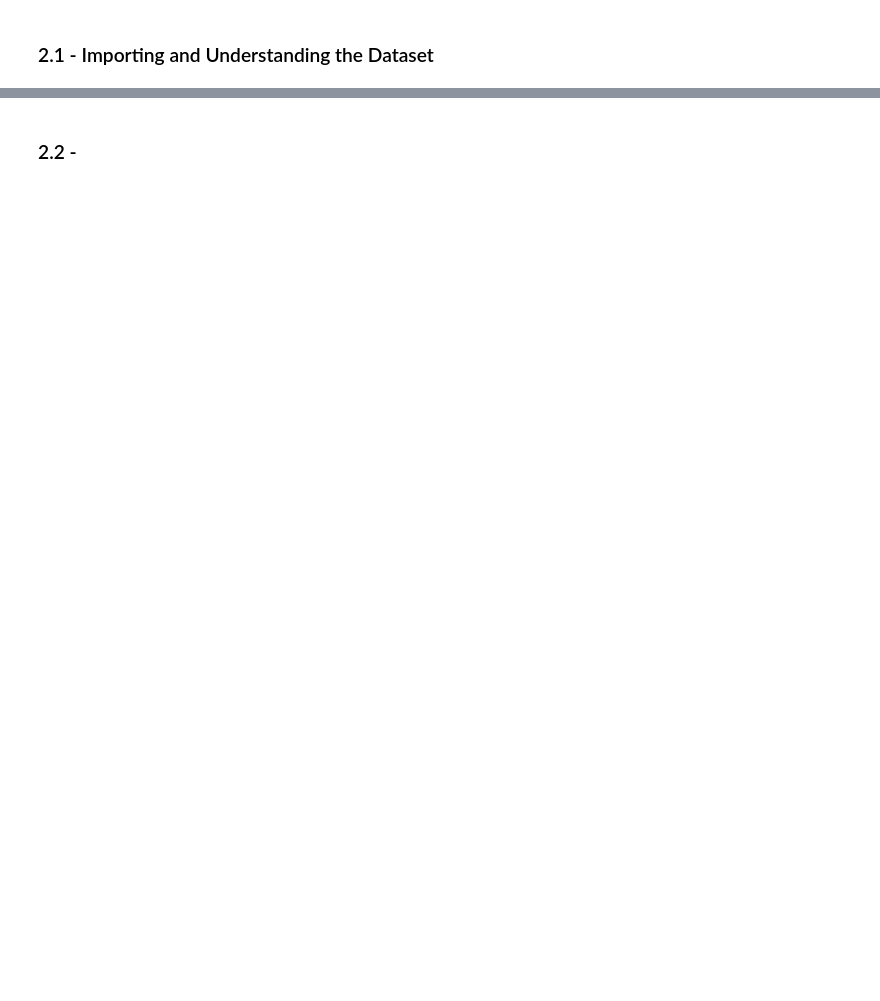
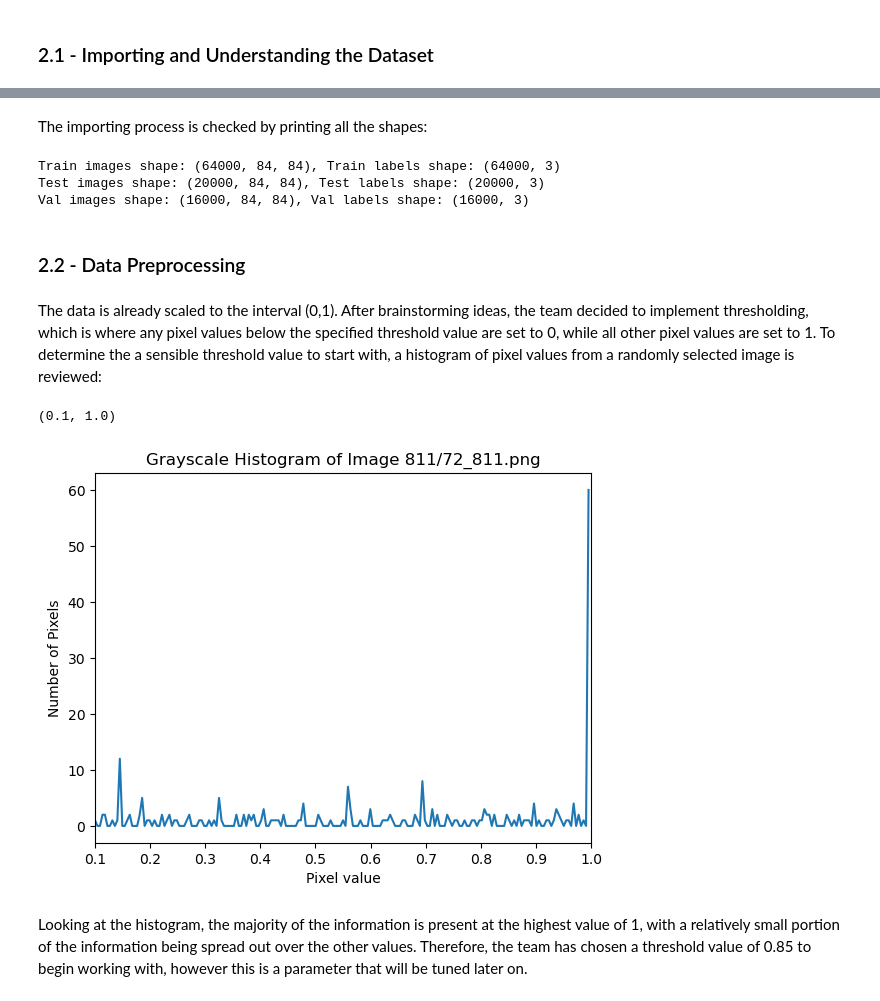
Before and after one commit to engmohamedsalah/AIMaster-MachineLearningDeepLearning, a Jupyter notebook: Submission_Notebook.ipynb, the cells around one changed output, grey strips where cells are left out. Cells and saved outputs as stored; diff of their text form; code cells hidden in the pictures; blank space fills up the shorter version.

```diff
--- a/Submission_Notebook.ipynb
+++ b/Submission_Notebook.ipynb
@@ -400,2 +464,31 @@ After using k-fold cross-validation to evaluate perfomance on the test data, the
+# %% [markdown]
+The importing process is checked by printing all the shapes:
+# %%
+print(f"Train images shape: {X_train.shape}, Train labels shape: {y_train.shape}")
+print(f"Test images shape: {X_test.shape}, Test labels shape: {y_test.shape}")
+print(f"Val images shape: {X_val.shape}, Val labels shape: {y_val.shape}")
+# %% [output]
+Train images shape: (64000, 84, 84), Train labels shape: (64000, 3)
+Test images shape: (20000, 84, 84), Test labels shape: (20000, 3)
+Val images shape: (16000, 84, 84), Val labels shape: (16000, 3)
 # %% [markdown]
-### 2.2 -
+### 2.2 - Data Preprocessing
+# %% [markdown]
+The data is already scaled to the interval (0,1). After brainstorming ideas, the team decided to implement thresholding, which is where any pixel values below the specified threshold value are set to 0, while all other pixel values are set to 1. To determine the a sensible threshold value to start with, a histogram of pixel values from a randomly selected image is reviewed:
+# %%
+path, folder, file = generate_random_image('train')  # randomly selecting file from training data.
+sample_img = mpimg.imread(path)  # importing the image data.
+histogram, bin_edges = np.histogram(sample_img, bins=200, range=(0.1, 1.0))  # generating histogram of pixel values.
+
+# PLOTTING HISTOGRAM
+fig, ax = plt.subplots()
+ax.plot(bin_edges[0:-1], histogram)
+ax.set_title(f"Grayscale Histogram of Image {folder}/{file}")
+ax.set_xlabel("Pixel value")
+ax.set_ylabel("Number of Pixels")
+ax.set_xlim(0.1, 1.0)  # 0.1 is used as lower limit because there are thousands of 0 pixels that flood the graph.
+# %% [output]
+(0.1, 1.0)
+[figure, added]
+# %% [markdown]
+Looking at the histogram, the majority of the information is present at the highest value of 1, with a relatively small portion of the information being spread out over the other values. Therefore, the team has chosen a threshold value of 0.85 to begin working with, however this is a parameter that will be tuned later on.
```
Also changed, not shown: parts of 28 cells of this notebook.
